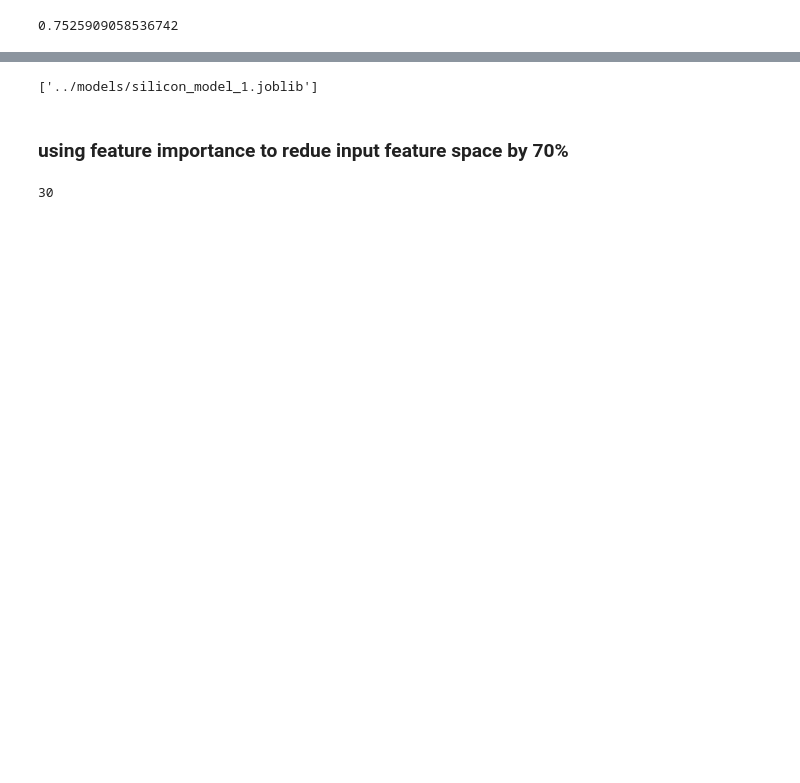
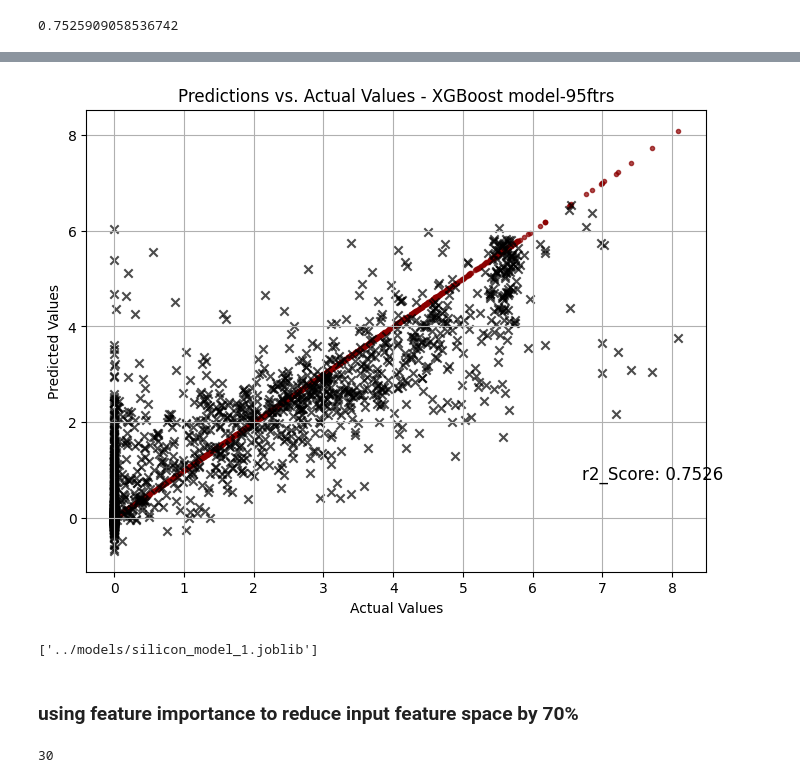
Before and after one commit to Bwhiz/Semiconductor-Energy-Bandgap-ML, a Jupyter notebook: src/model_silicon.ipynb, the cells around one changed output, grey strips where cells are left out. Saved outputs shown, nothing was run; the diff lists cells and outputs as text; code cells hidden in the pictures; blank space fills up the shorter version.

```diff
--- a/src/model_silicon.ipynb
+++ b/src/model_silicon.ipynb
@@ -217,3 +205,47 @@ import joblib
+# %%
+# Function to make prediction vs actual plots
+
+def plot_predictions_vs_actual(y_true, y_pred, score_value, model_name=None, figsize=(8, 6),
+                               title="Predictions vs. Actual Values",
+                               xlabel="Actual Values", ylabel="Predicted Values",
+                               cmap="viridis", alpha=0.7):
+    """
+    Plots a scatter plot of predictions vs. actual values, including an evaluation score annotation.
+
+    Args:
+        y_true (array-like): True target values.
+        y_pred (array-like): Predicted values.
+        score_value (float): Evaluation score to display on the plot.
+        model_name (str, optional): Name of the model to include in the title.
+        figsize (tuple, optional): Figure size. Defaults to (8, 6).
+        title (str, optional): Plot title. Defaults to "Predictions vs. Actual Values".
+        xlabel (str, optional): X-axis label. Defaults to "Actual Values".
+        ylabel (str, optional): Y-axis label. Defaults to "Predicted Values".
+        alpha (float, optional): Transparency of scatter points. Defaults to 0.7.
+    """
+
+    plt.figure(figsize=figsize)
+    plt.scatter(y_true, y_true, color='darkred', alpha=alpha, label='True Values', marker='.')
+    plt.scatter(y_true, y_pred, color='k', alpha=alpha, label='Predicted Values',  marker='x')
+
+    if model_name:
+        plt.title(f"{title} - {model_name}")
+    else:
+        plt.title(title)
+
+    plt.xlabel(xlabel)
+    plt.ylabel(ylabel)
+
+    plt.grid(True)
+
+    # Annotate with evaluation score
+    score_text = f"r2_Score: {score_value:.4f}"
+    plt.annotate(score_text, xy=(0.8, 0.2), xycoords="axes fraction", fontsize=12, color="black")
+# %%
+plot_predictions_vs_actual(y_test, model.predict(X_test), r2_score(y_test,model.predict(X_test)), model_name='XGBoost model-95ftrs')
+plt.savefig("../assets/pred_plot_xgboost96ftrs.jpg", bbox_inches='tight')
+# %% [output]
+[figure, added]
 # %%
 # save model to a pickle file to avoid reruns between sessions:
 
@@ -221,7 +253,7 @@ joblib.dump(model, '../models/silicon_model_1.joblib')
 # %% [output]
 ['../models/silicon_model_1.joblib']
 # %% [markdown]
-### using feature importance to redue input feature space by 70%
+### using feature importance to reduce input feature space by 70%
 # %%
 feature_importances_ = model.get_booster().get_score(importance_type='weight')
 # %%
```
Also changed, not shown: parts of 27 cells of this notebook, 4 other files.
